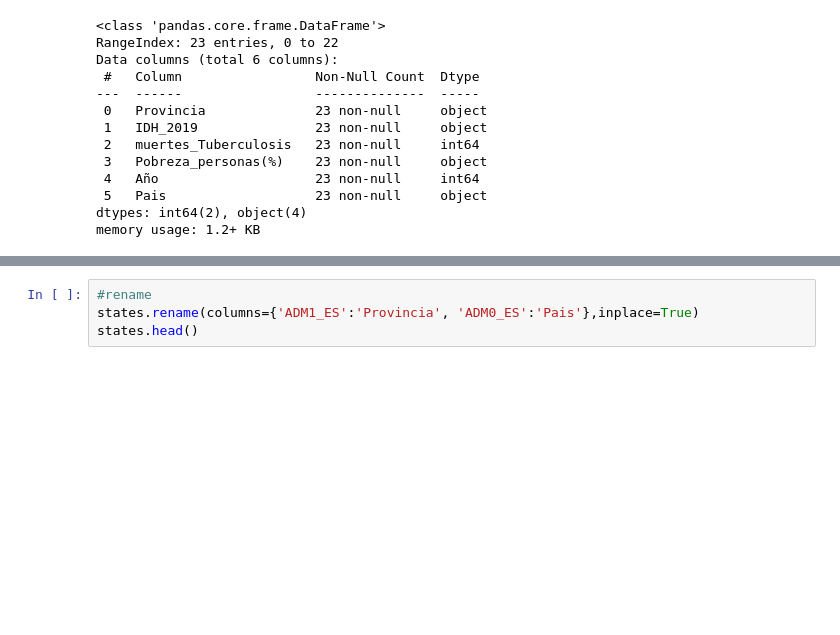
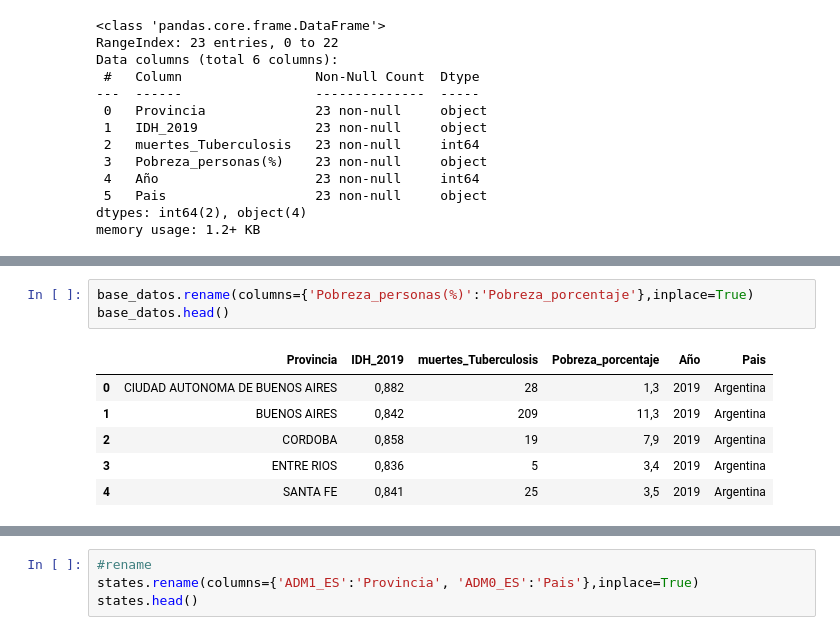
Before and after one commit to Romina300/TareaFinal_2, a Jupyter notebook: TareaFinal_parte2.ipynb, the cells around one changed output, grey strips where cells are left out. Saved outputs shown, nothing was run; the diff lists cells and outputs as text; blank space fills up the shorter version.

```diff
--- a/TareaFinal_parte2.ipynb
+++ b/TareaFinal_parte2.ipynb
@@ -75,3 +75,13 @@ base_datos.head()
+# %%
+base_datos.rename(columns={'Pobreza_personas(%)':'Pobreza_porcentaje'},inplace=True)
+base_datos.head()
+# %% [output]
+|  | Provincia | IDH_2019 | muertes_Tuberculosis | Pobreza_porcentaje | Año | Pais |
+| 0 | CIUDAD AUTONOMA DE BUENOS AIRES | 0,882 | 28 | 1,3 | 2019 | Argentina |
+| 1 | BUENOS AIRES | 0,842 | 209 | 11,3 | 2019 | Argentina |
+| 2 | CORDOBA | 0,858 | 19 | 7,9 | 2019 | Argentina |
+| 3 | ENTRE RIOS | 0,836 | 5 | 3,4 | 2019 | Argentina |
+| 4 | SANTA FE | 0,841 | 25 | 3,5 | 2019 | Argentina |
 # %%
 # map
 #import geopandas as gpd
```
Also changed, not shown: parts of 32 cells of this notebook.
